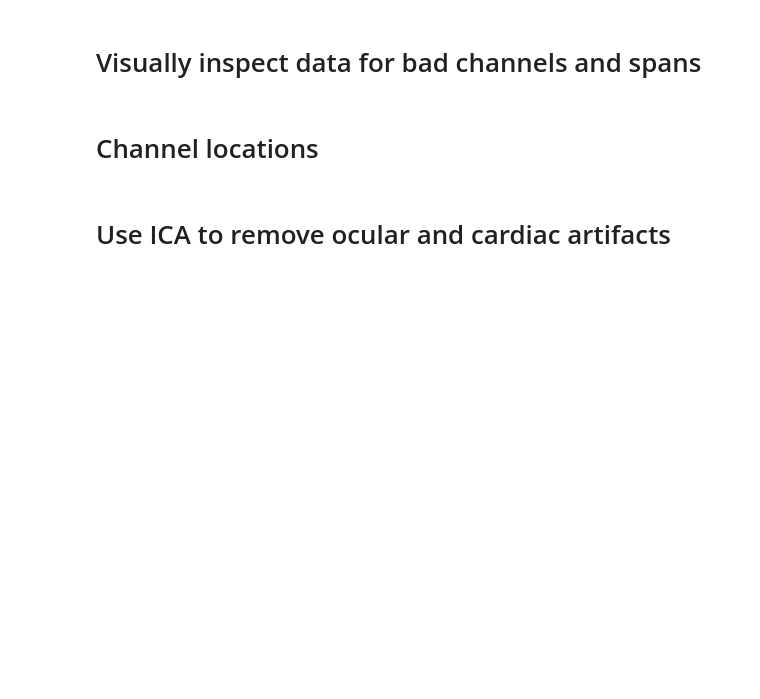
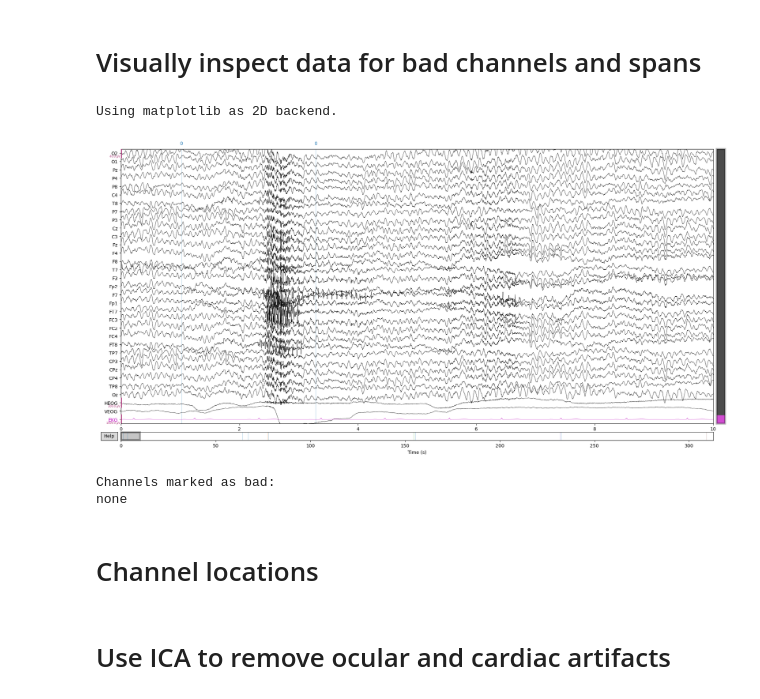
Before and after one commit to pchholak/neuronol, a Jupyter notebook: EEGWashUDataPreprocessing.ipynb, the cells around one changed output. Drawn from its saved outputs; the diff is of its cells as text; code cells hidden in the pictures; blank space fills up the shorter version.

```diff
--- a/EEGWashUDataPreprocessing.ipynb
+++ b/EEGWashUDataPreprocessing.ipynb
@@ -7 +9,6 @@ import matplotlib.pyplot as plt
+# %%
+data_path = op.expanduser('~/data/wash-u/REST18_20_MZ_Best/')
+fname_raw = '7005_4_rest2_ec.cnt'
+clean_ocular = True
+clean_cardiac = False
 # %% [markdown]
@@ -16,7 +34,12 @@ raw.info
 # Visually inspect data for bad channels and spans
 # %%
 # Visually inspect raw data and mark bad channels and span
-# raw.plot(n_channels=len(raw))
+raw.plot(n_channels=len(raw))
+# %% [output]
+Using matplotlib as 2D backend.
+[figure, added]
+Channels marked as bad:
+none
 # %%
 # Interpolate bad channel data
 # raw.interpolate_bads()
```
Also changed, not shown: parts of 11 cells of this notebook, 4 other files.
